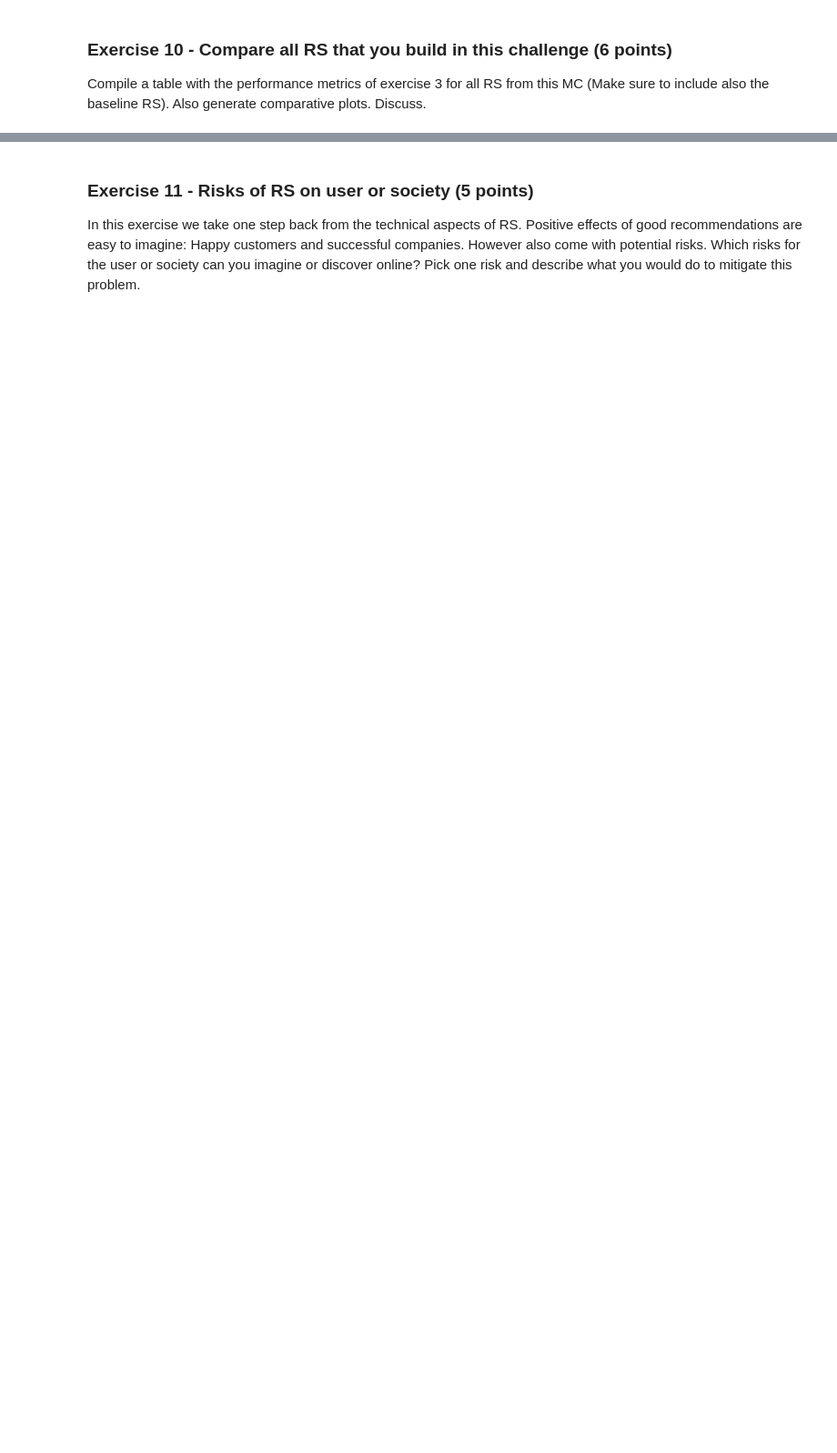
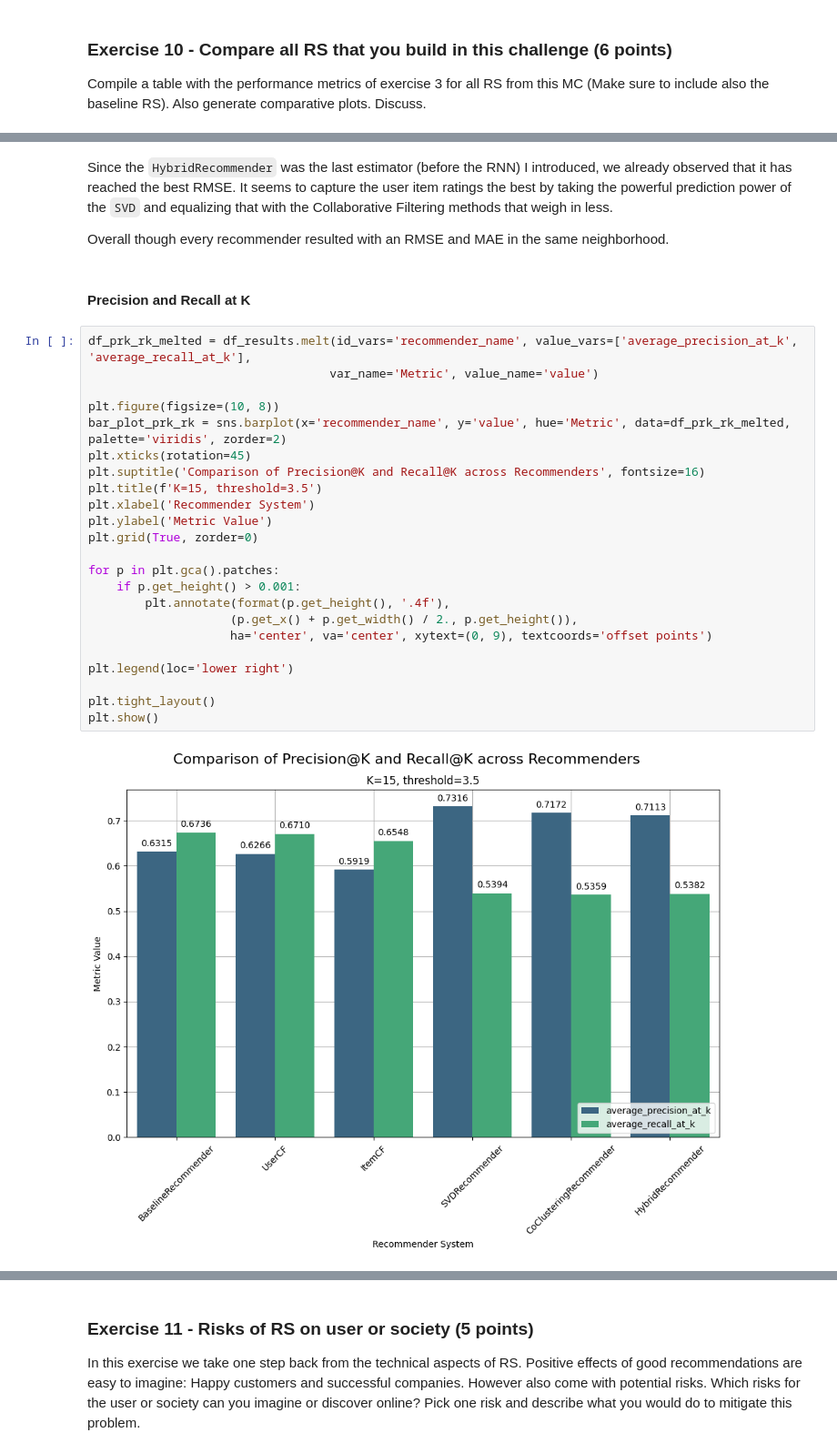
Before and after one commit to okaynils/fhnw-ds-rsy, a Jupyter notebook: MiniChallenge/RSY_ MiniChallenge_FS24.ipynb, the cells around one changed output, grey strips where cells are left out. Shown at 91% size. Cells and saved outputs as stored; diff of their text form; blank space fills up the shorter version.

```diff
--- a/MiniChallenge/RSY_ MiniChallenge_FS24.ipynb
+++ b/MiniChallenge/RSY_ MiniChallenge_FS24.ipynb
@@ -2325,0 +2436,31 @@ result_store.get_results()
+# %% [markdown]
+Since the `HybridRecommender` was the last estimator (before the RNN) I introduced, we already observed that it has reached the best RMSE. It seems to capture the user item ratings the best by taking the powerful prediction power of the `SVD` and equalizing that with the Collaborative Filtering methods that weigh in less.
+
+Overall though every recommender resulted with an RMSE and MAE in the same neighborhood.
+# %% [markdown]
+#### Precision and Recall at K
+# %%
+df_prk_rk_melted = df_results.melt(id_vars='recommender_name', value_vars=['average_precision_at_k', 'average_recall_at_k'],
+                                  var_name='Metric', value_name='value')
+
+plt.figure(figsize=(10, 8))
+bar_plot_prk_rk = sns.barplot(x='recommender_name', y='value', hue='Metric', data=df_prk_rk_melted, palette='viridis', zorder=2)
+plt.xticks(rotation=45)
+plt.suptitle('Comparison of Precision@K and Recall@K across Recommenders', fontsize=16)
+plt.title(f'K=15, threshold=3.5')
+plt.xlabel('Recommender System')
+plt.ylabel('Metric Value')
+plt.grid(True, zorder=0)
+
+for p in plt.gca().patches:
+    if p.get_height() > 0.001:
+        plt.annotate(format(p.get_height(), '.4f'),
+                    (p.get_x() + p.get_width() / 2., p.get_height()),
+                    ha='center', va='center', xytext=(0, 9), textcoords='offset points')
+
+plt.legend(loc='lower right')
+
+plt.tight_layout()
+plt.show()
+# %% [output]
+[figure, added]
```
Also changed, not shown: parts of 32 cells of this notebook, 1 other file.
